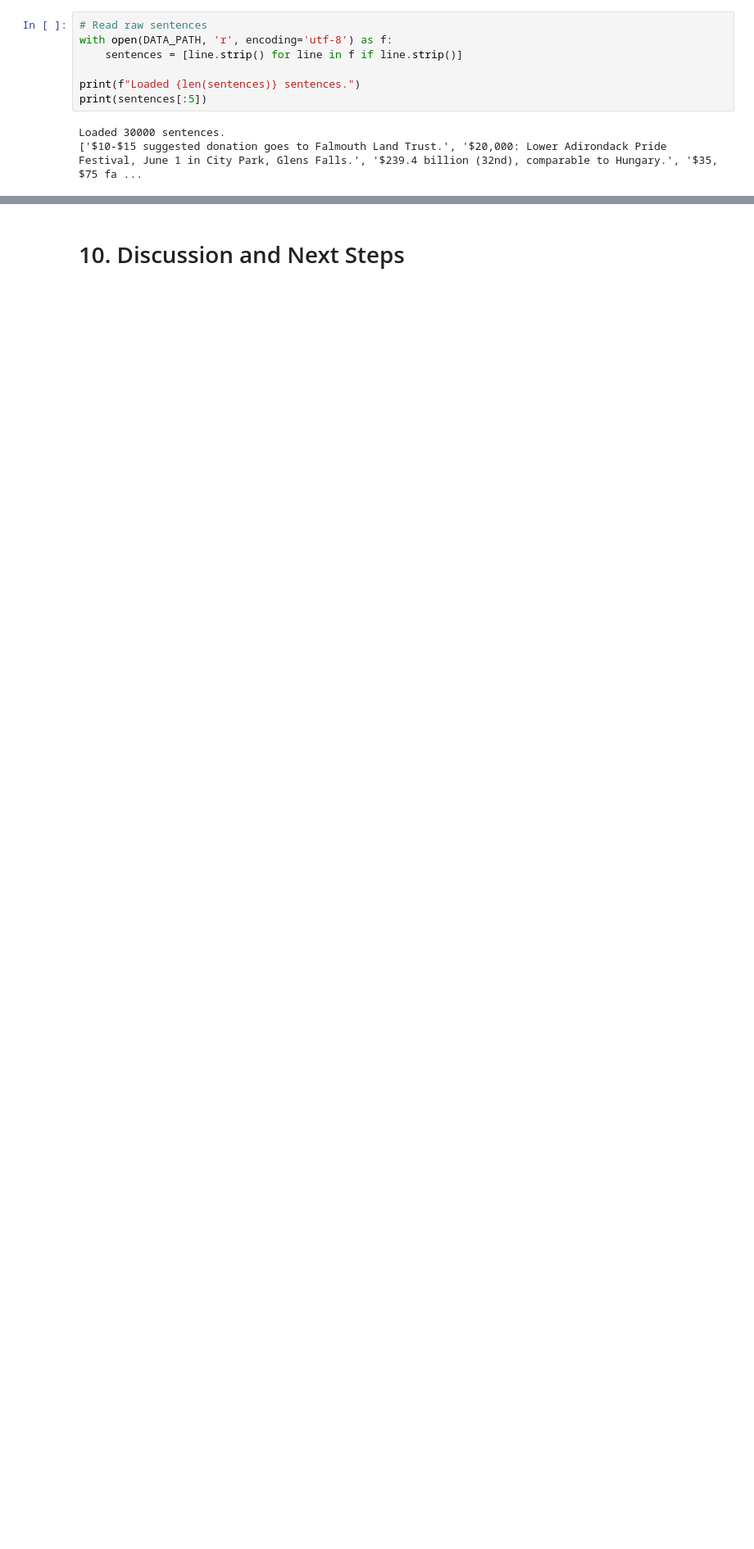
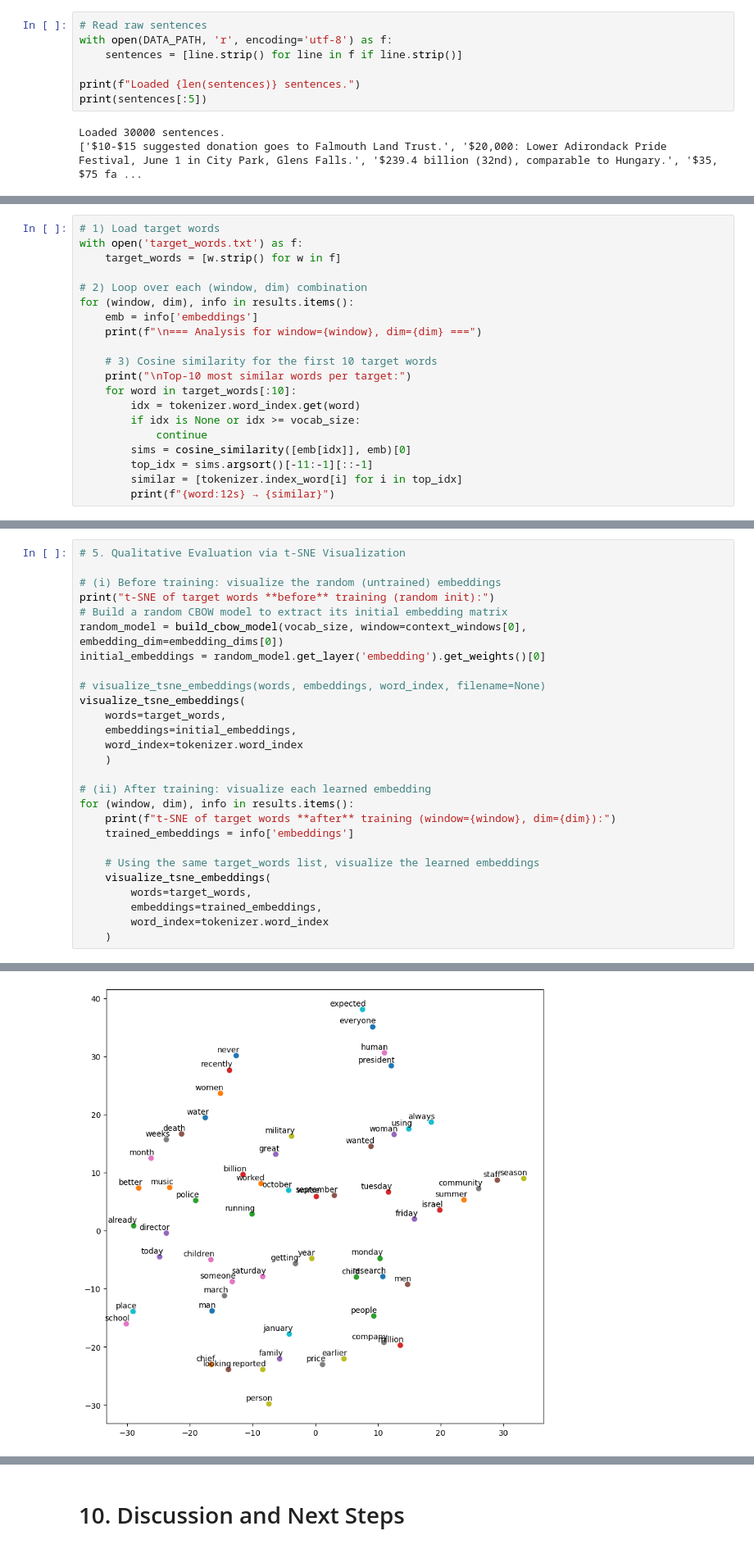
Before and after one commit to pappppx/Language-Modelling, a Jupyter notebook: main.ipynb, the cells around one changed output, grey strips where cells are left out. Shown at 82% size. Drawn from its saved outputs; the diff is of its cells as text; blank space fills up the shorter version.

```diff
--- a/main.ipynb
+++ b/main.ipynb
@@ -674,0 +515,20 @@ plt.show()
+# %%
+# 1) Load target words
+with open('target_words.txt') as f:
+    target_words = [w.strip() for w in f]
+
+# 2) Loop over each (window, dim) combination
+for (window, dim), info in results.items():
+    emb = info['embeddings']
+    print(f"\n=== Analysis for window={window}, dim={dim} ===")
+
+    # 3) Cosine similarity for the first 10 target words
+    print("\nTop-10 most similar words per target:")
+    for word in target_words[:10]:
+        idx = tokenizer.word_index.get(word)
+        if idx is None or idx >= vocab_size:
+            continue
+        sims = cosine_similarity([emb[idx]], emb)[0]
+        top_idx = sims.argsort()[-11:-1][::-1]
+        similar = [tokenizer.index_word[i] for i in top_idx]
+        print(f"{word:12s} → {similar}")
@@ -674,0 +553,28 @@ plt.show()
+# %%
+# 5. Qualitative Evaluation via t-SNE Visualization
+
+# (i) Before training: visualize the random (untrained) embeddings
+print("t-SNE of target words **before** training (random init):")
+# Build a random CBOW model to extract its initial embedding matrix
+random_model = build_cbow_model(vocab_size, window=context_windows[0], embedding_dim=embedding_dims[0])
+initial_embeddings = random_model.get_layer('embedding').get_weights()[0]
+
+# visualize_tsne_embeddings(words, embeddings, word_index, filename=None)
+visualize_tsne_embeddings(
+    words=target_words,
+    embeddings=initial_embeddings,
+    word_index=tokenizer.word_index
+    )
+
+# (ii) After training: visualize each learned embedding
+for (window, dim), info in results.items():
+    print(f"t-SNE of target words **after** training (window={window}, dim={dim}):")
+    trained_embeddings = info['embeddings']
+
+    # Using the same target_words list, visualize the learned embeddings
+    visualize_tsne_embeddings(
+        words=target_words,
+        embeddings=trained_embeddings,
+        word_index=tokenizer.word_index
+    )
+# %% [output]
@@ -674,0 +582 @@ plt.show()
+[figure, added]
```
Also changed, not shown: parts of 57 cells of this notebook.
